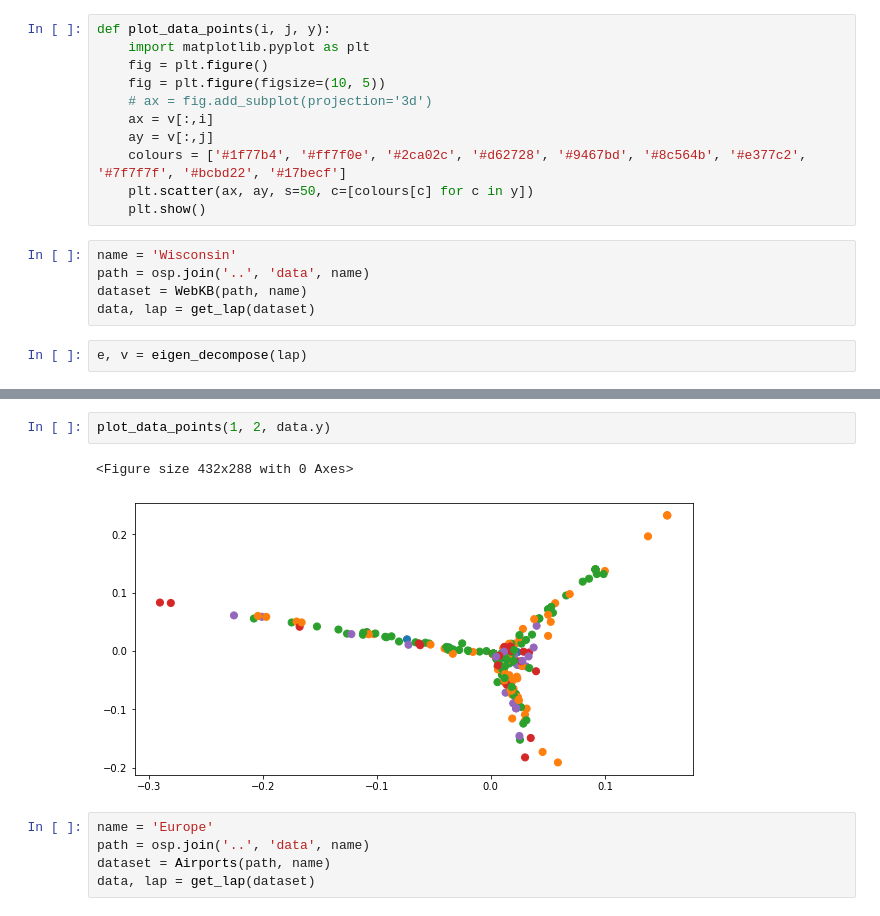
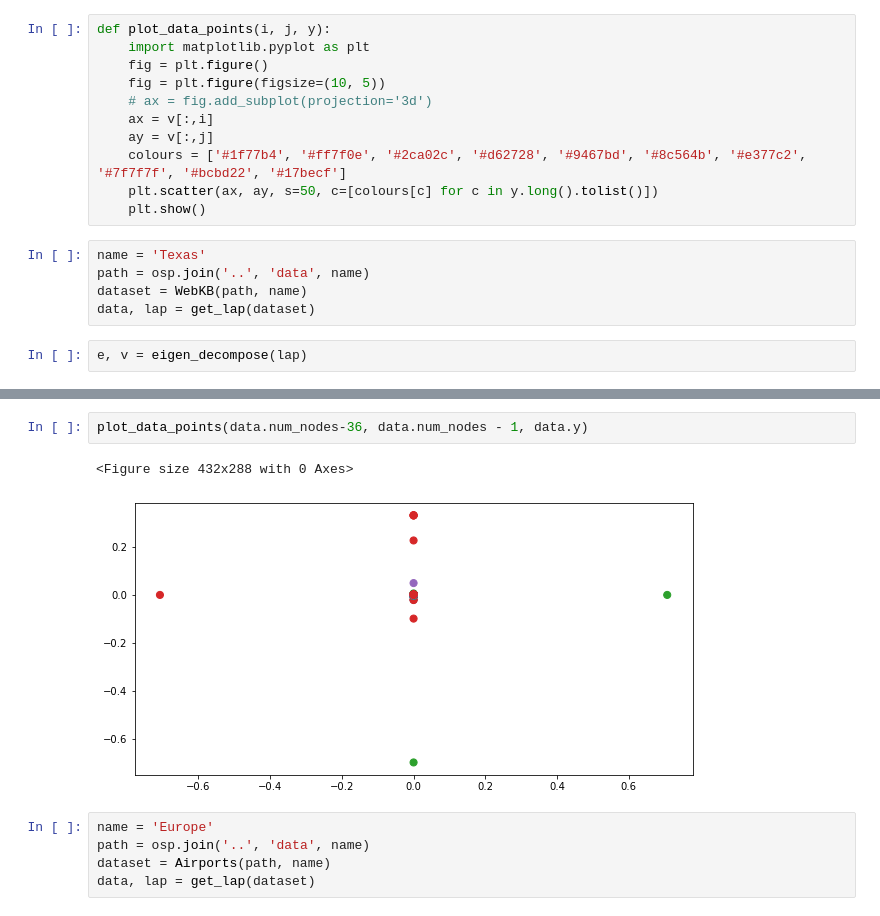
Before and after one commit to seanli3/graph_restructure, a Jupyter notebook: plot/eigenvalue prepresentation.ipynb, the cells around one changed output, grey strips where cells are left out. Saved outputs shown, nothing was run; the diff lists cells and outputs as text.

```diff
--- a/plot/eigenvalue prepresentation.ipynb
+++ b/plot/eigenvalue prepresentation.ipynb
@@ -56,10 +57,10 @@ def plot_data_points(i, j, y):
     ax = v[:,i]
     ay = v[:,j]
     colours = ['#1f77b4', '#ff7f0e', '#2ca02c', '#d62728', '#9467bd', '#8c564b', '#e377c2', '#7f7f7f', '#bcbd22', '#17becf']
-    plt.scatter(ax, ay, s=50, c=[colours[c] for c in y])
+    plt.scatter(ax, ay, s=50, c=[colours[c] for c in y.long().tolist()])
     plt.show()
 # %%
-name = 'Wisconsin'
+name = 'Texas'
 path = osp.join('..', 'data', name)
 dataset = WebKB(path, name)
 data, lap = get_lap(dataset)
@@ -79,8 +97,8 @@ plot_data_points(i, j, data.y)
 # %%
-plot_data_points(1, 2, data.y)
+plot_data_points(data.num_nodes-36, data.num_nodes - 1, data.y)
 # %% [output]
 <Figure size 432x288 with 0 Axes>
-[figure, old version]
+[figure, new version]
 # %%
 name = 'Europe'
 path = osp.join('..', 'data', name)
```
Also changed, not shown: parts of 5 cells of this notebook, 3 other files.
